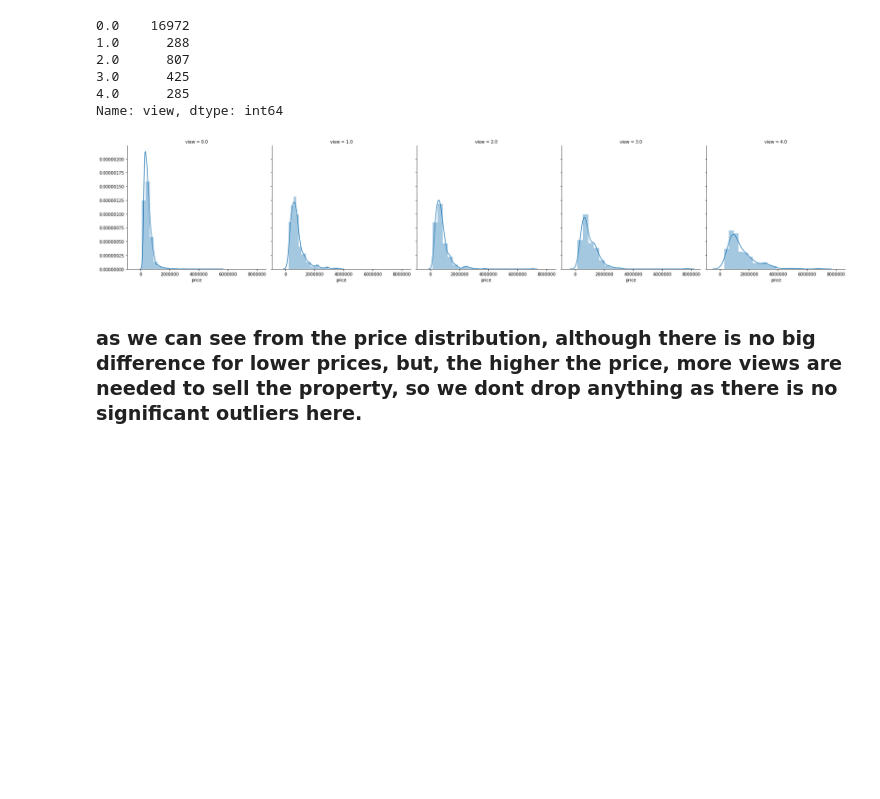
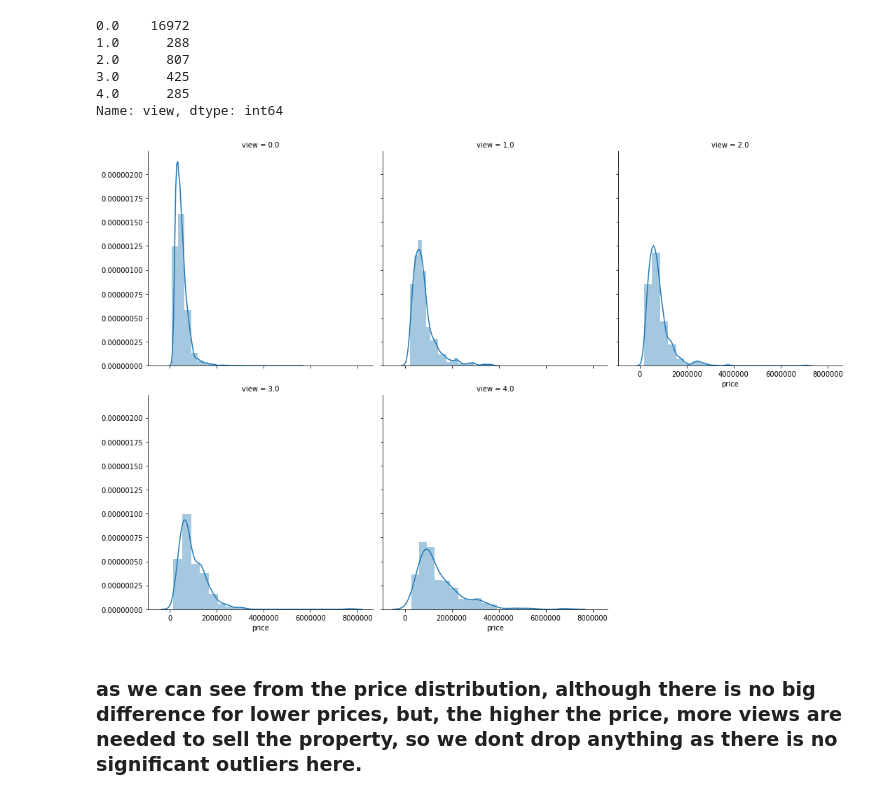
Before and after one commit to FarnazG/dsc-mod-2-project-v2-1-online-ds-ft-120919, a Jupyter notebook: DataCleaning-student.ipynb, the cells around one changed output. Drawn from its saved outputs; the diff is of its cells as text; code cells hidden in the pictures; blank space fills up the shorter version.

```diff
--- a/DataCleaning-student.ipynb
+++ b/DataCleaning-student.ipynb
@@ -583,10 +587,10 @@ df_clean.view.value_counts().sort_index()
 Name: view, dtype: int64
 # %%
 #sns.lmplot(x="view", y="price", data=df_clean, line_kws={'color': 'red'})
-g = sns.FacetGrid(df_clean, col="view", margin_titles=True, height=5)
+g = sns.FacetGrid(df_clean, col="view", margin_titles=True, height=5, col_wrap=3)
 g = g.map(sns.distplot , "price", bins=20)
 # %% [output]
-[figure, old version]
+[figure, new version]
 # %% [markdown]
 ### as we can see from the price distribution, although there is no big difference for lower prices, but, the higher the price, more views are needed to sell the property, so we dont drop anything as there is no significant outliers here.
 # %% [markdown]
```
Also changed, not shown: parts of 2 cells of this notebook, 2 other files.
